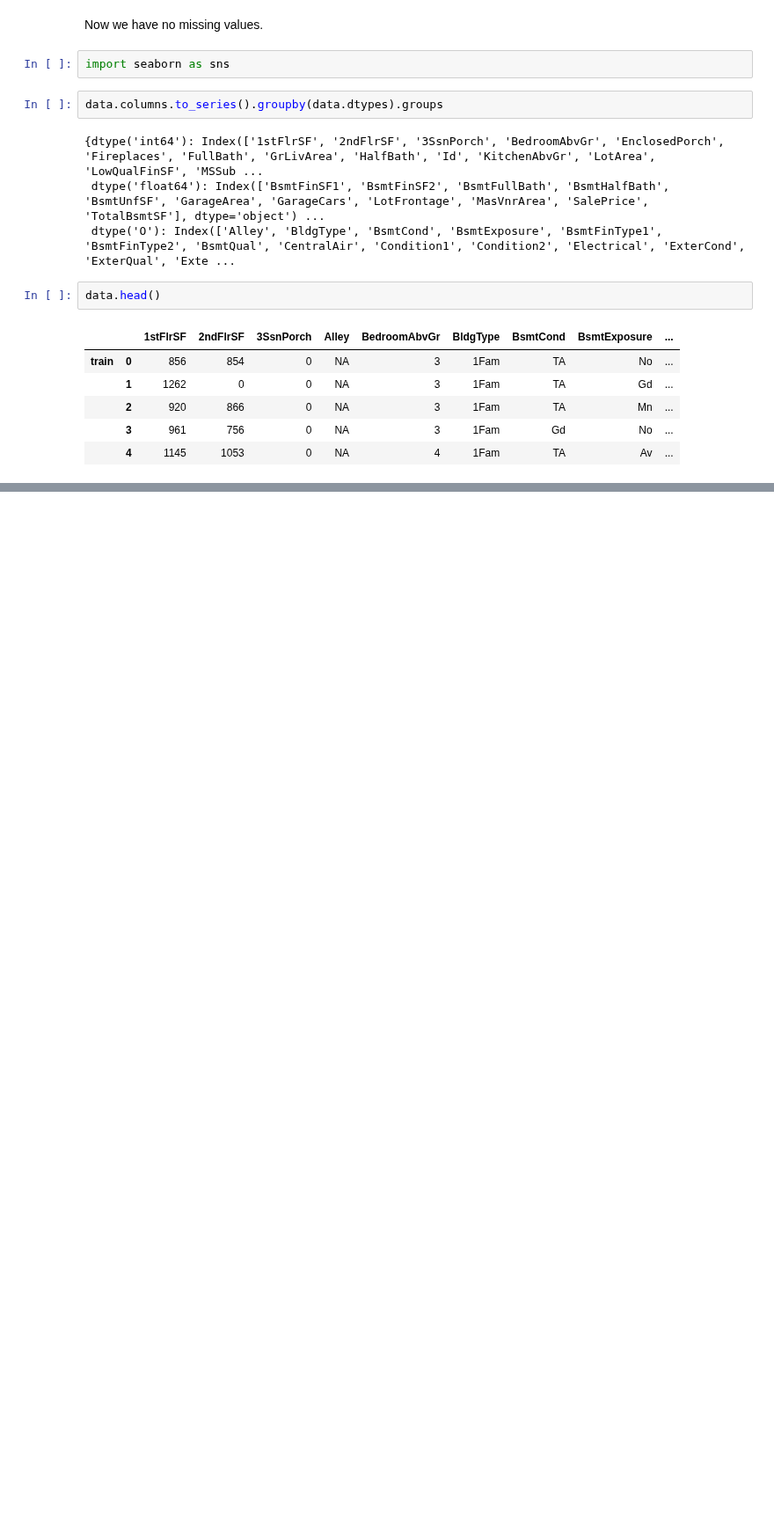
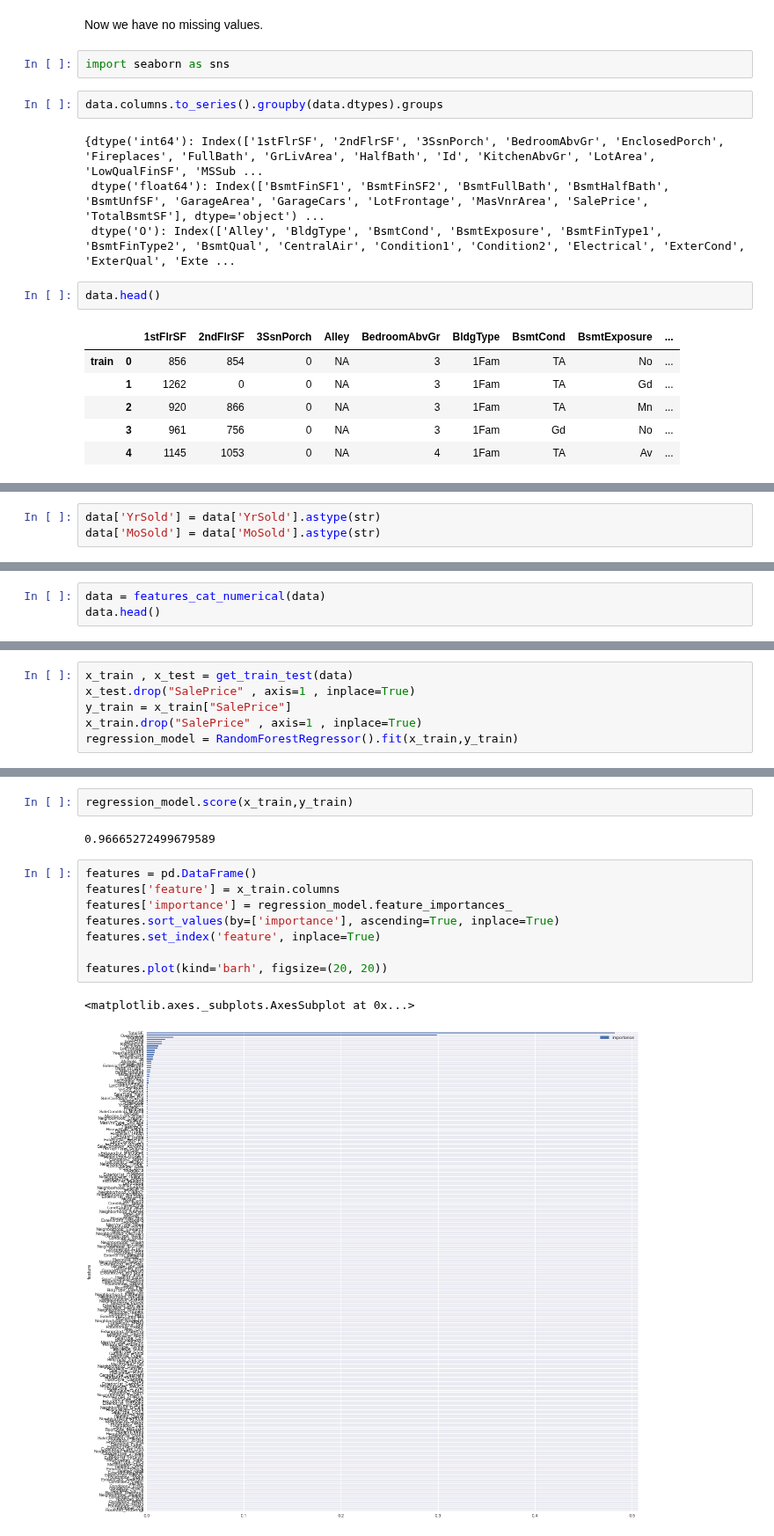
Before and after one commit to Qu1ckZ/MachineLearningPractice, a Jupyter notebook: Houses Prices.ipynb, the cells around one changed output, grey strips where cells are left out. Shown at 88% size. Saved outputs shown, nothing was run; the diff lists cells and outputs as text; blank space fills up the shorter version.

```diff
--- a/Houses Prices.ipynb
+++ b/Houses Prices.ipynb
@@ -117,0 +150,3 @@ data.head()
+# %%
+data['YrSold'] = data['YrSold'].astype(str)
+data['MoSold'] = data['MoSold'].astype(str)
@@ -117,0 +220,3 @@ data.head()
+# %%
+data = features_cat_numerical(data)
+data.head()
@@ -117,0 +242,6 @@ data.head()
+# %%
+x_train , x_test = get_train_test(data)
+x_test.drop("SalePrice" , axis=1 , inplace=True)
+y_train = x_train["SalePrice"]
+x_train.drop("SalePrice" , axis=1 , inplace=True)
+regression_model = RandomForestRegressor().fit(x_train,y_train)
@@ -117,0 +256,15 @@ data.head()
+# %%
+regression_model.score(x_train,y_train)
+# %% [output]
+0.96665272499679589
+# %%
+features = pd.DataFrame()
+features['feature'] = x_train.columns
+features['importance'] = regression_model.feature_importances_
+features.sort_values(by=['importance'], ascending=True, inplace=True)
+features.set_index('feature', inplace=True)
+
+features.plot(kind='barh', figsize=(20, 20))
+# %% [output]
+<matplotlib.axes._subplots.AxesSubplot at 0x...>
+[figure, added]
```
Also changed, not shown: parts of 25 cells of this notebook.
